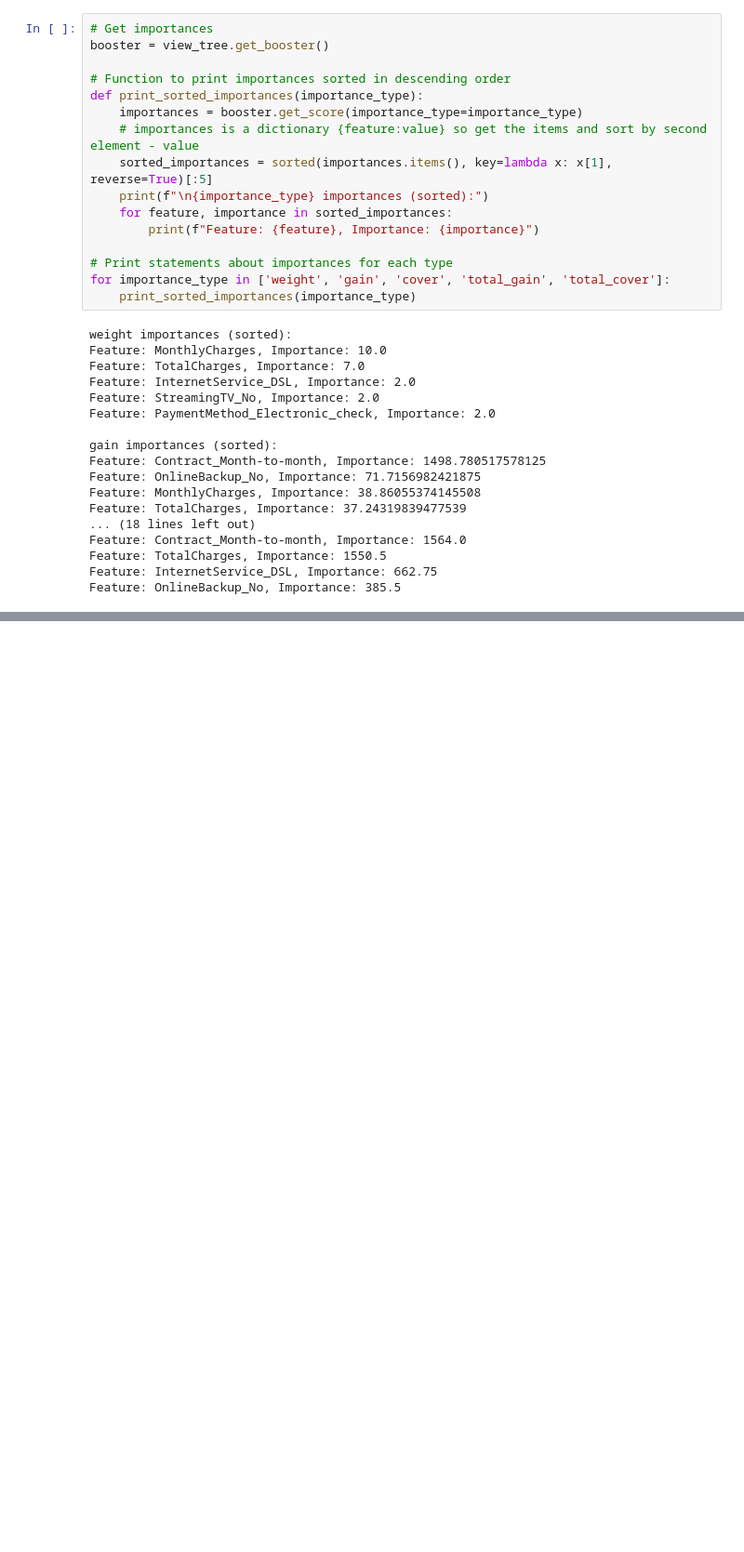
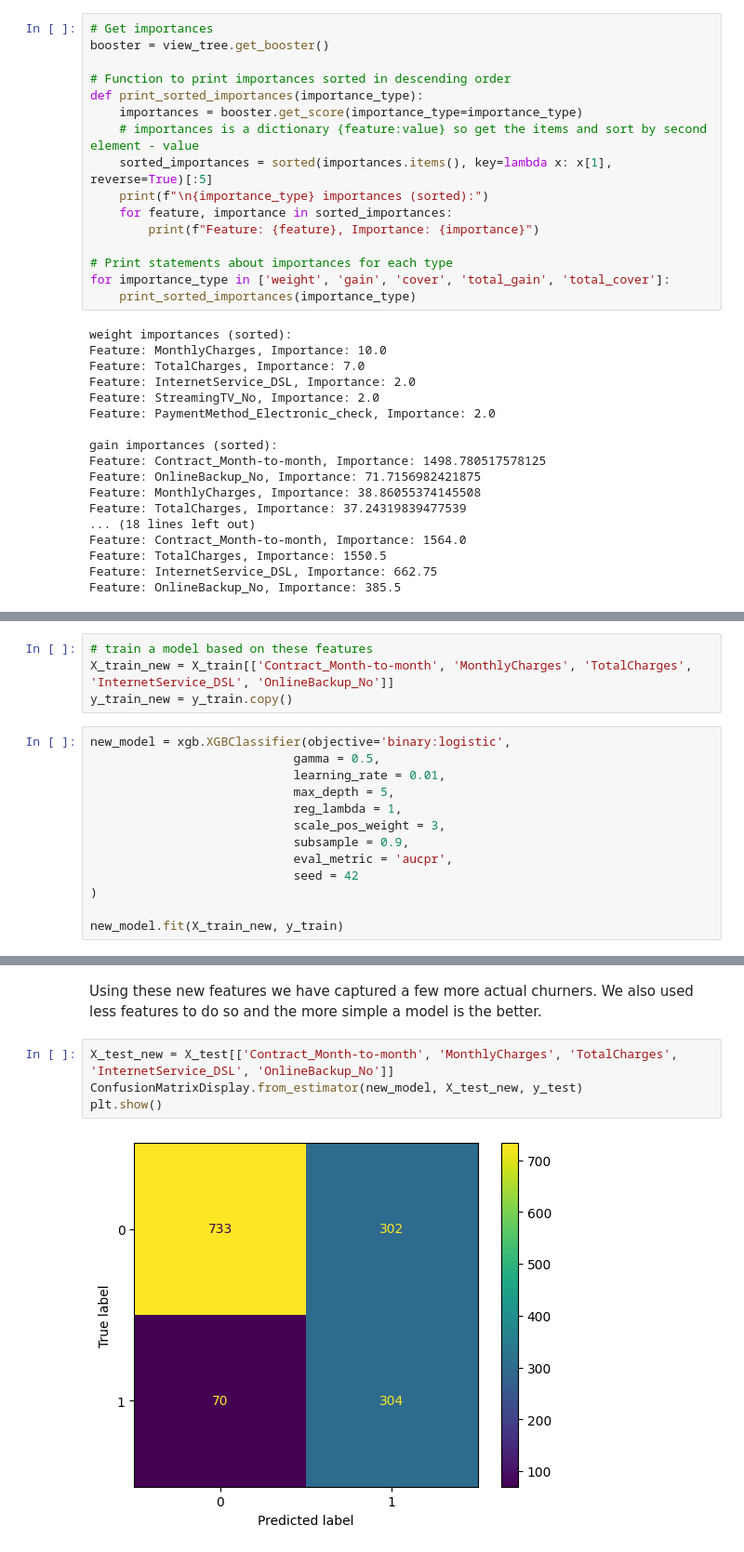
Before and after one commit to ryslipe/xgboost_practice, a Jupyter notebook: notebook/01_load_and_validate_raw_data.ipynb, the cells around one changed output, grey strips where cells are left out. Shown: that part at 93% size. Cells and saved outputs as stored; diff of their text form; blank space fills up the shorter version.

```diff
--- a/notebook/01_load_and_validate_raw_data.ipynb
+++ b/notebook/01_load_and_validate_raw_data.ipynb
@@ -655,0 +701,17 @@ Feature: OnlineBackup_No, Importance: 385.5
+# %%
+# train a model based on these features
+X_train_new = X_train[['Contract_Month-to-month', 'MonthlyCharges', 'TotalCharges', 'InternetService_DSL', 'OnlineBackup_No']]
+y_train_new = y_train.copy()
+# %%
+new_model = xgb.XGBClassifier(objective='binary:logistic',
+                            gamma = 0.5,
+                            learning_rate = 0.01,
+                            max_depth = 5,
+                            reg_lambda = 1,
+                            scale_pos_weight = 3,
+                            subsample = 0.9,
+                            eval_metric = 'aucpr',
+                            seed = 42
+)
+
+new_model.fit(X_train_new, y_train)
@@ -655,0 +730,8 @@ Feature: OnlineBackup_No, Importance: 385.5
+# %% [markdown]
+Using these new features we have captured a few more actual churners. We also used less features to do so and the more simple a model is the better.
+# %%
+X_test_new = X_test[['Contract_Month-to-month', 'MonthlyCharges', 'TotalCharges', 'InternetService_DSL', 'OnlineBackup_No']]
+ConfusionMatrixDisplay.from_estimator(new_model, X_test_new, y_test)
+plt.show()
+# %% [output]
+[figure, added]
```
Also changed, not shown: parts of 7 cells of this notebook, 2 other files.
